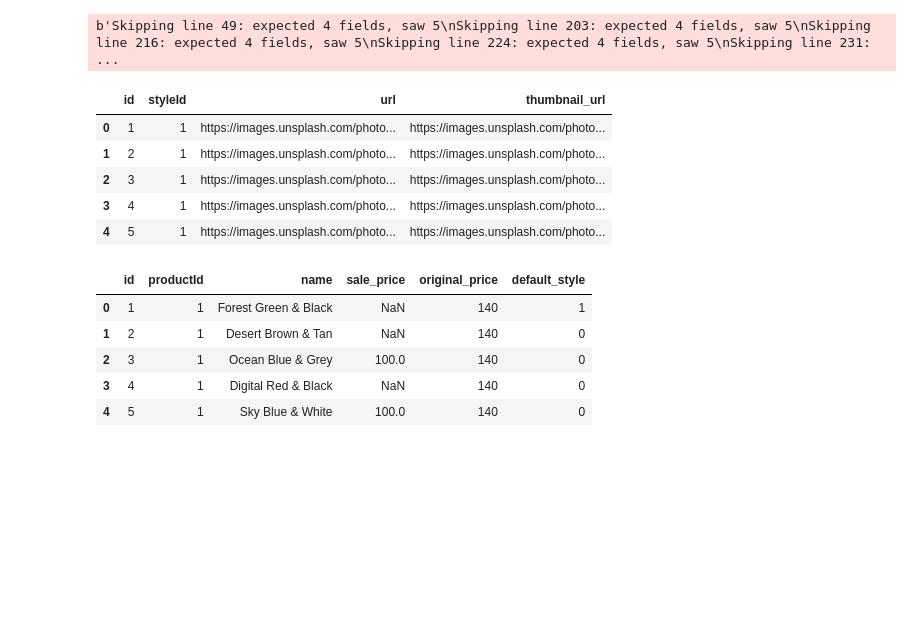
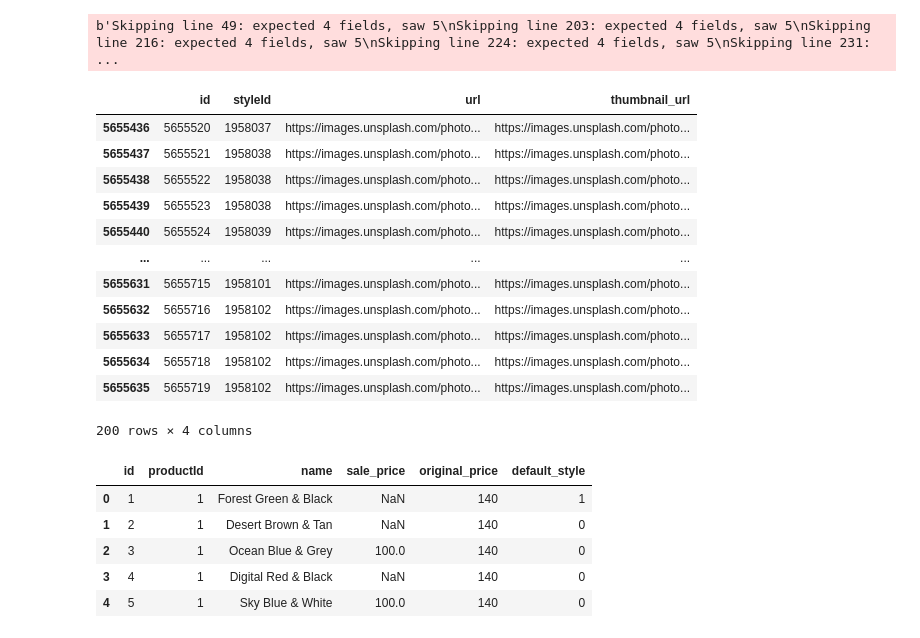
Before and after one commit to rpp2205-sdc-karakum/product, a Jupyter notebook: exploration/data_exploration.ipynb, the cells around one changed output. Saved outputs shown, nothing was run; the diff lists cells and outputs as text; code cells hidden in the pictures; blank space fills up the shorter version.

```diff
--- a/exploration/data_exploration.ipynb
+++ b/exploration/data_exploration.ipynb
@@ -47,18 +59,25 @@ photos_df = pd.read_csv('photos.csv')
 # %% [output]
 ParserError: Error tokenizing data. C error: Expected 4 fields in line 49, saw 5
 # %%
-photos_df = pd.read_csv("photos.csv", error_bad_lines=False)
+photos_df = pd.read_csv("../assets/photos.csv", error_bad_lines=False)
 # %% [output]
 b'Skipping line 49: expected 4 fields, saw 5\nSkipping line 203: expected 4 fields, saw 5\nSkipping line 216: expected 4 fields, saw 5\nSkipping line 224: expected 4 fields, saw 5\nSkipping line 231:  ...
 # %%
-photos_df.head()
+photos_df.tail(200)
 # %% [output]
 |  | id | styleId | url | thumbnail_url |
-| 0 | 1 | 1 | https://images.unsplash.com/photo... | https://images.unsplash.com/photo... |
-| 1 | 2 | 1 | https://images.unsplash.com/photo... | https://images.unsplash.com/photo... |
-| 2 | 3 | 1 | https://images.unsplash.com/photo... | https://images.unsplash.com/photo... |
-| 3 | 4 | 1 | https://images.unsplash.com/photo... | https://images.unsplash.com/photo... |
-| 4 | 5 | 1 | https://images.unsplash.com/photo... | https://images.unsplash.com/photo... |
+| 5655436 | 5655520 | 1958037 | https://images.unsplash.com/photo... | https://images.unsplash.com/photo... |
+| 5655437 | 5655521 | 1958038 | https://images.unsplash.com/photo... | https://images.unsplash.com/photo... |
+| 5655438 | 5655522 | 1958038 | https://images.unsplash.com/photo... | https://images.unsplash.com/photo... |
+| 5655439 | 5655523 | 1958038 | https://images.unsplash.com/photo... | https://images.unsplash.com/photo... |
+| 5655440 | 5655524 | 1958039 | https://images.unsplash.com/photo... | https://images.unsplash.com/photo... |
+| ... | ... | ... | ... | ... |
+| 5655631 | 5655715 | 1958101 | https://images.unsplash.com/photo... | https://images.unsplash.com/photo... |
+| 5655632 | 5655716 | 1958102 | https://images.unsplash.com/photo... | https://images.unsplash.com/photo... |
+| 5655633 | 5655717 | 1958102 | https://images.unsplash.com/photo... | https://images.unsplash.com/photo... |
+| 5655634 | 5655718 | 1958102 | https://images.unsplash.com/photo... | https://images.unsplash.com/photo... |
+| 5655635 | 5655719 | 1958102 | https://images.unsplash.com/photo... | https://images.unsplash.com/photo... |
+200 rows × 4 columns
 # %%
 styles_df = pd.read_csv("styles.csv")
 # %%
```
Also changed, not shown: parts of 9 cells of this notebook, 7 other files.
